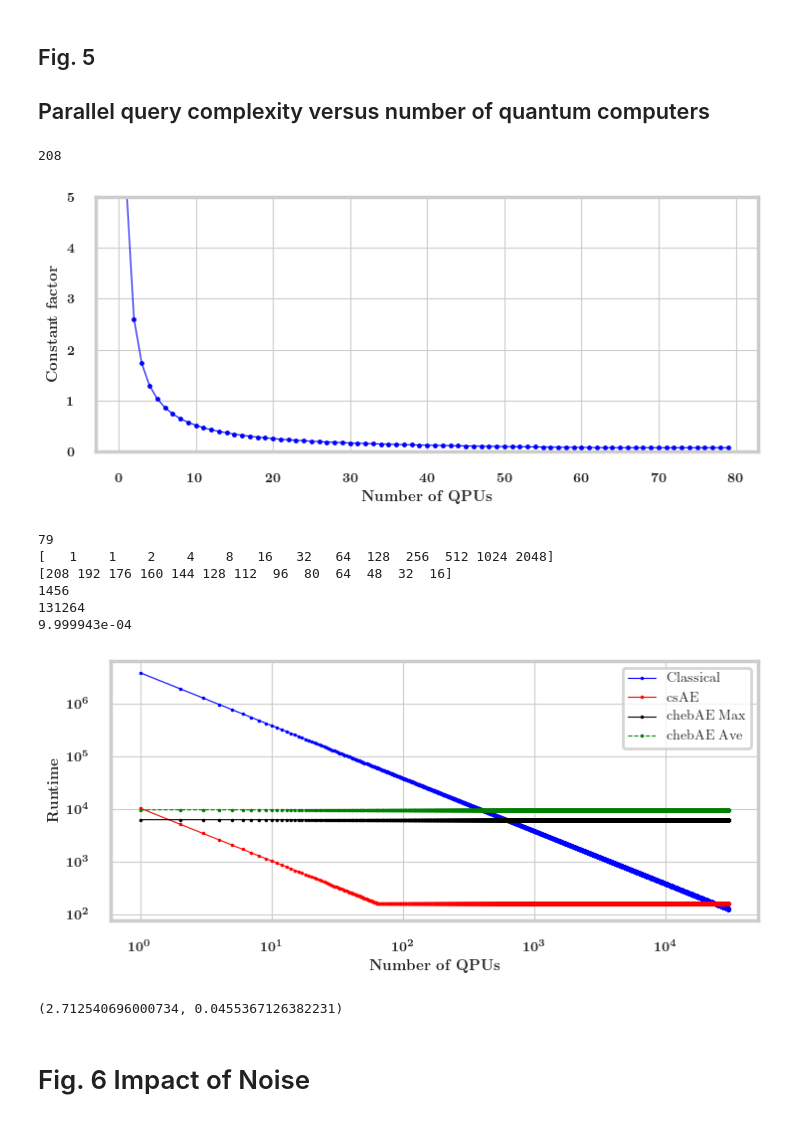
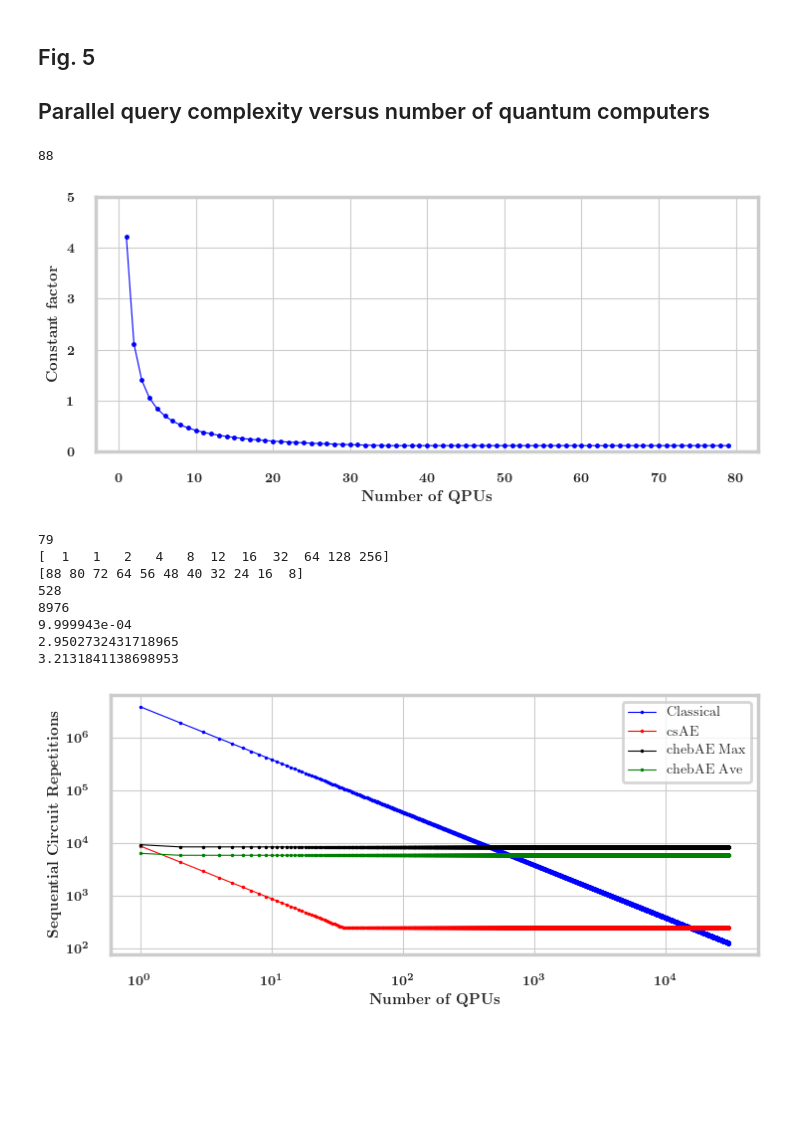
Before and after one commit to unitaryfoundation/csAE, a Jupyter notebook: plots.ipynb, the cells around one changed output. Saved outputs shown, nothing was run; the diff lists cells and outputs as text; code cells hidden in the pictures; blank space fills up the shorter version.

```diff
--- a/plots.ipynb
+++ b/plots.ipynb
@@ -697,0 +909,8 @@ plt.savefig('figs/virtual_locations.pdf')
+# %%
+np.random.seed(7)
+num_mc = 500
+perc = 95
+kp = str(perc)
+narray=[2,2,4,2,2,2,2,2]
+
+run_target_percentile(num_mc, perc, narray, C95)
@@ -703,9 +1007,10 @@ plt.savefig('figs/virtual_locations.pdf')
 # we want to divide these objects as evenly as possible according to the weight
 # this is related to the partition problem, which is an NP-complete problem
 # we will use the greedy approach mentioned here: https://en.wikipedia.org/wiki/Partition_problem#Approximation_algorithm_approaches
+kp = '95'
 
-ula_signal = TwoqULASignal(M=[2]*5, C=C)
-ula_signal = TwoqULASignal(M=[2]*12, C=C)
+ula_signal = TwoqULASignal(M=narrays[kp], C=C95)
+
 ula_signal.get_idx()
 
 n_samples = np.array(ula_signal.n_samples)
@@ -756,8 +1061,6 @@ for i, num_parts in enumerate(quantum_computers):
 ms=5
 lw=0.8
 
-a=0.5
-
 #C= 6960*4.6*10**(-4) # this is the constant factor for the query complexity for amplitude 0.5 for q=5
 # C = C_csae_ave95 # This is the constant factor determined from the fit
 
@@ -778,11 +1081,12 @@ plt.ylabel(r'\textbf{Constant factor}')
 plt.tight_layout()
 plt.savefig('figs/constant_factors_qpus.pdf')
 # %% [output]
-208
+88
-[figure, old version]
+[figure, new version]
 # %%
 # Compute confidence interval using Clopper-Pearson for a=0.5
 # Goal, compute how 2, 3, 4,... QPU's would speedup runtime relative to straight sampling
+kp = '95'
 
 print(len(fractions))
 print(depths)
@@ -792,7 +1096,7 @@ print(np.sum(depths*n_samples) + n_samples[0])
 
 epsilon = 1e-3
 a=0.5
-n=3843500
+n=3843500 # Chosen to get 1e-3 error rate for classical sampling
 alpha=0.05
 Nq = 30000
 p_u, p_o = st.beta.ppf([alpha/2, 1-alpha/2], [n*a, n*a+1], [n-n*a+1, n-n*a])
@@ -801,53 +1105,53 @@ max_length=depths[-1]
 total_quantum_computers = list(range(1, Nq))
 runtime_classical = n/np.array(total_quantum_computers)
 
-# errors_chebae, queries_chebae, time_complexity_chebae = \
-#     simulate_chebAE(avals=avals, epsilons=[1e-3], delta=0.05, num_mc=num_mc_chebae)
-# max_runtime_chebae = [2*np.max(queries_chebae)]*(Nq-1)
-# ave_runtime_chebae = [2*np.mean(queries_chebae)]*(Nq-1)
-max_runtime_chebae = [2*C_cheb95[0]/epsilon]*(Nq-1)
-ave_runtime_chebae = [2*C_cheb_max95[0]/epsilon]*(Nq-1)
+
+# ave_runtime_chebae = [2*C_cheb_time95[0]/epsilon]*(Nq-1)
+# max_runtime_chebae = [2*C_cheb_time_max95[0]/epsilon]*(Nq-1)
+ave_runtime_chebae = [2*C_ave_parallel_chebae[kp]/epsilon]*(Nq-1)
+max_runtime_chebae = [2*C_max_parallel_chebae[kp]/epsilon]*(Nq-1)
+ave_runtime_chebae[0] = 2*C_ave_sequential_chebae[kp]/epsilon
+max_runtime_chebae[0] = 2*C_max_sequential_chebae[kp]/epsilon
+print(C_ave_parallel_chebae[kp])
+print(C_ave_sequential_chebae[kp])
+
 
 end_fractions = np.ones(len(total_quantum_computers)-len(fractions))*fractions[-1]
-# end_fractions = np.array([fractions[-1]]*(n-len(fractions))])
 extended_fractions = np.append(fractions, end_fractions)
-runtime_quantum = (2*C_csae_ave95*extended_fractions/epsilon)
-# runtime_quantum = (C_csae_ave95*fractions/1e-3)
+# runtime_quantum = (2*C_csae_ave95*extended_fractions/epsilon)
+runtime_quantum = (2*C_sequential_csae[kp]*extended_fractions/epsilon)
+
 
 
 
 sns.set_style("whitegrid")
 plt.rcParams["figure.figsize"] = [7.50, 3.50]
 plt.rcParams["font.size"] = 12
 plt.rcParams["text.latex.preamble"] = r'\boldmath'
 plt.rcParams.update({
     "text.usetex": True,
     "font.family": "serif",
     "font.serif": ["Helvetica"]})
 
 plt.plot(total_quantum_computers, runtime_classical, '.-b', ms=ms-2, linewidth=lw, label='Classical')
 plt.plot(total_quantum_computers, runtime_quantum, '.-r', ms=ms-2, linewidth=lw, label='csAE')
 plt.plot(total_quantum_computers, max_runtime_chebae, '.-k', ms=ms-2, linewidth=lw, label='chebAE Max')
-plt.plot(total_quantum_computers, ave_runtime_chebae, '.--g', ms=ms-2, linewidth=lw, label='chebAE Ave')
+plt.plot(total_quantum_computers, ave_runtime_chebae, '.-g', ms=ms-2, linewidth=lw, label='chebAE Ave')
 
 # plt.ylim([0.0, 5.0])
 plt.yscale('log')
 plt.xscale('log')
 plt.xlabel(r'\textbf{Number of QPUs}')
-plt.ylabel(r'\textbf{Runtime}')
+plt.ylabel(r'\textbf{Sequential Circuit Repetitions}')
 plt.legend()
 plt.tight_layout()
 # %% [output]
 79
-[   1    1    2    4    8   16   32   64  128  256  512 1024 2048]
-[208 192 176 160 144 128 112  96  80  64  48  32  16]
-1456
-131264
+[  1   1   2   4   8  12  16  32  64 128 256]
+[88 80 72 64 56 48 40 32 24 16  8]
+528
+8976
 9.999943e-04
+2.9502732431718965
+3.2131841138698953
-[figure, old version]
+[figure, new version]
-# %%
-C_cheb95
-# %% [output]
-(2.712540696000734, 0.0455367126382231)
-# %% [markdown]
-# Fig. 6 Impact of Noise
```
Also changed, not shown: parts of 38 cells of this notebook, 11 other files.
